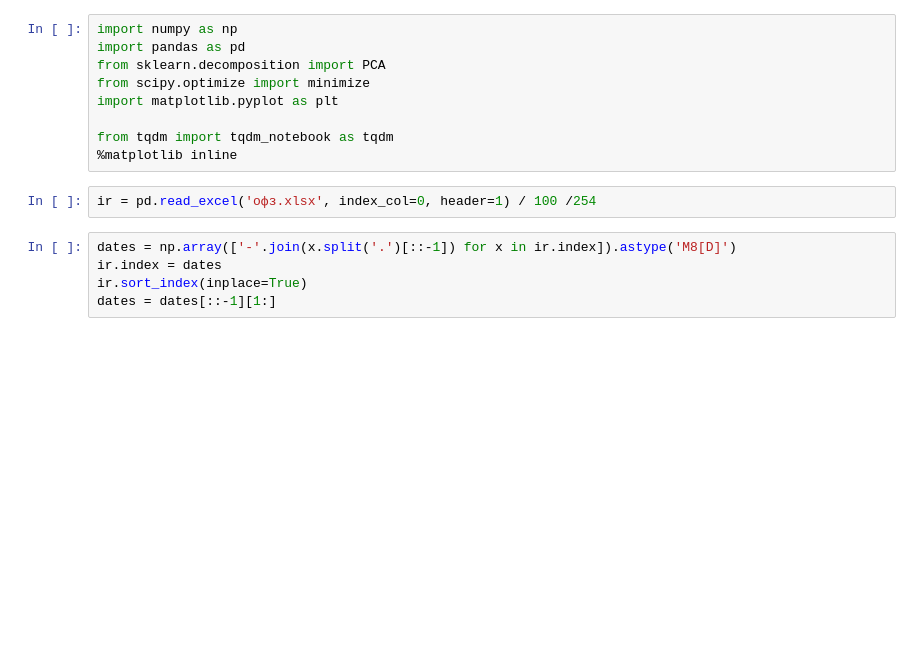
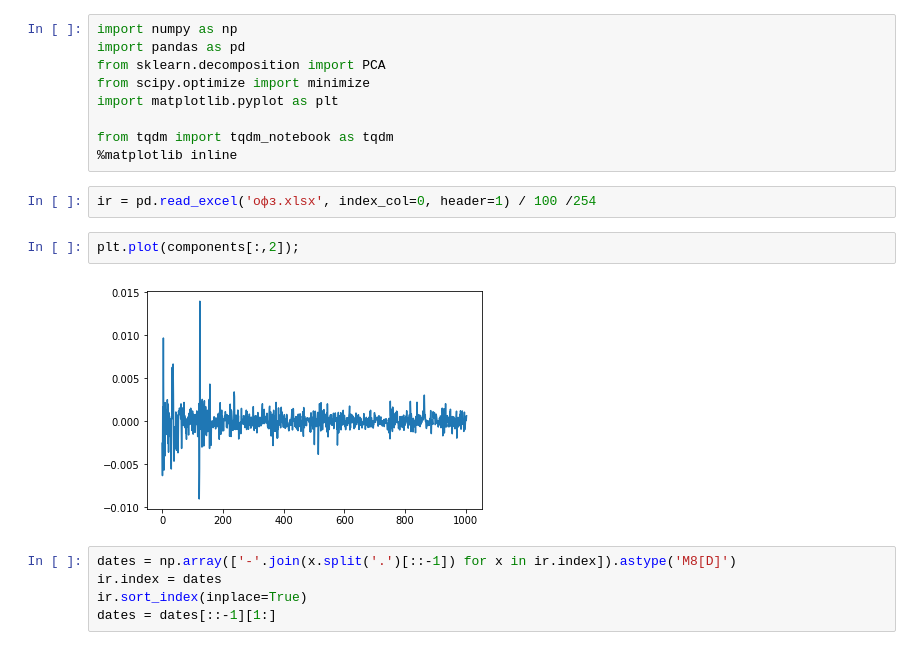
Before and after one commit to umanetz/risk_management, a Jupyter notebook: Bonds2.ipynb, the cells around one changed output. Saved outputs shown, nothing was run; the diff lists cells and outputs as text; blank space fills up the shorter version.

```diff
--- a/Bonds2.ipynb
+++ b/Bonds2.ipynb
@@ -9,6 +9,10 @@ from tqdm import tqdm_notebook as tqdm
 %matplotlib inline
 # %%
 ir = pd.read_excel('офз.xlsx', index_col=0, header=1) / 100 /254
+# %%
+plt.plot(components[:,2]);
+# %% [output]
+[figure, added]
 # %%
 dates = np.array(['-'.join(x.split('.')[::-1]) for x in ir.index]).astype('M8[D]')
 ir.index = dates
```
Also changed, not shown: parts of 29 cells of this notebook.
